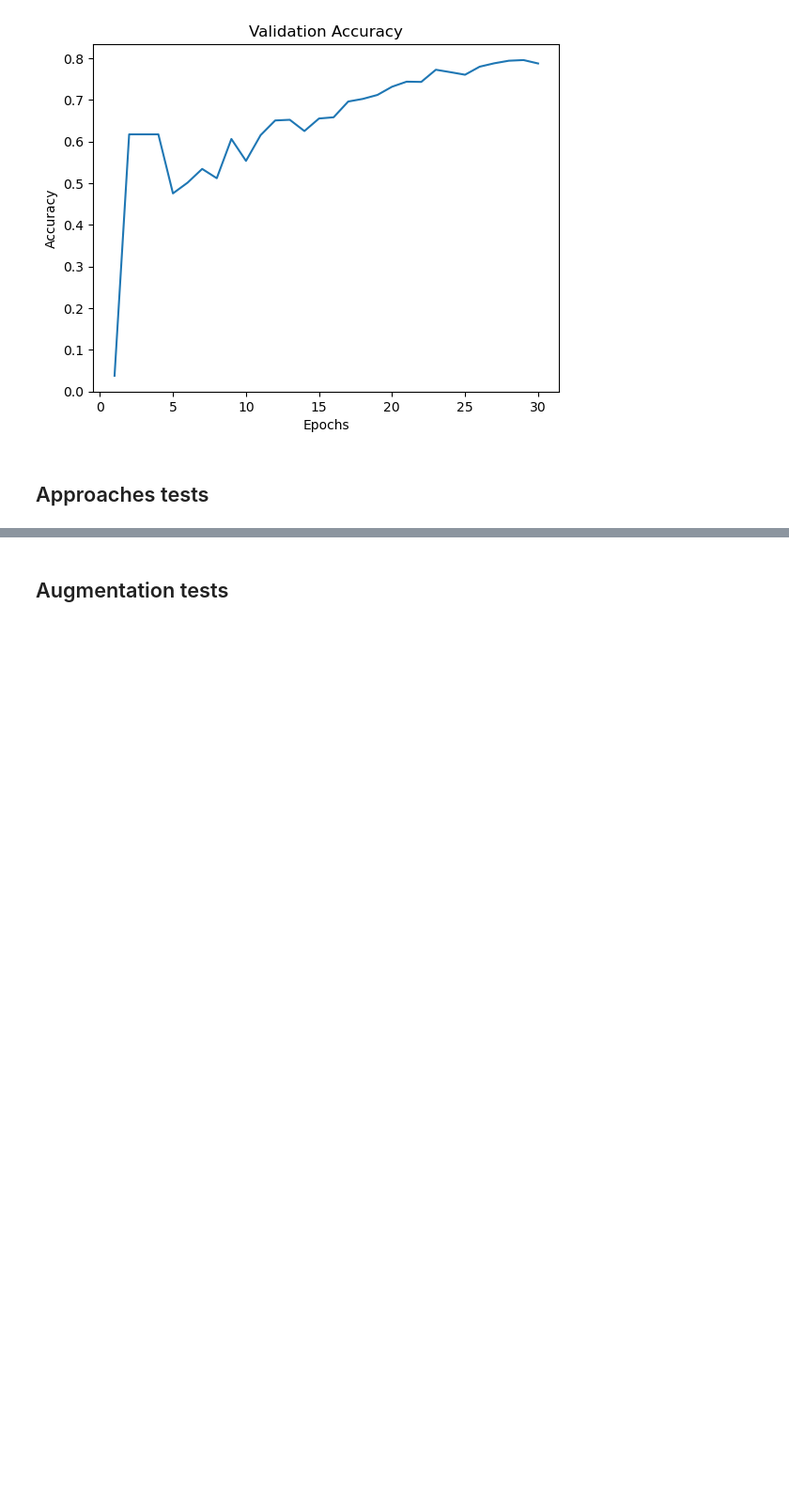
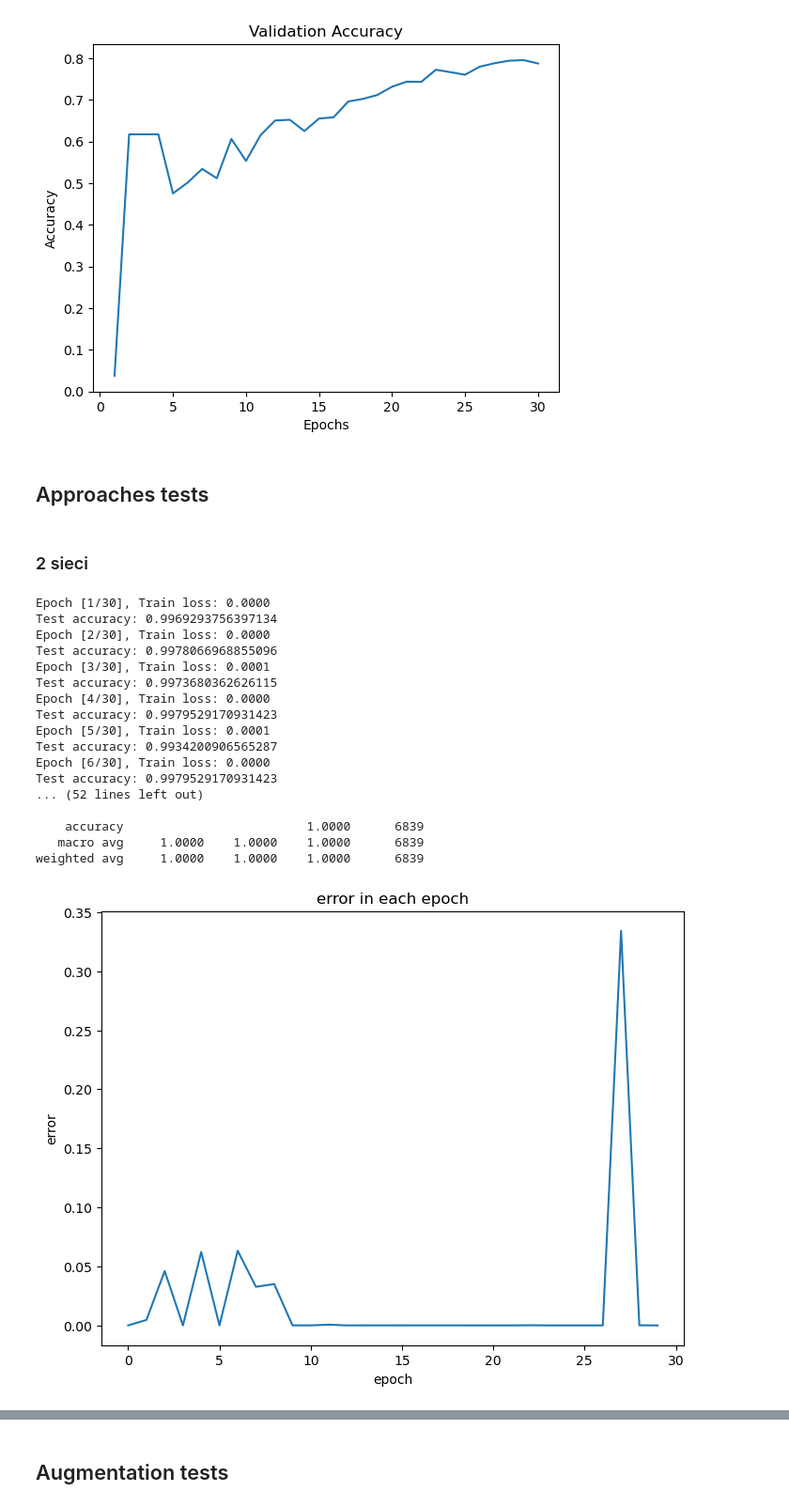
Before and after one commit to jakubrymuza/transformers, a Jupyter notebook: main.ipynb, the cells around one changed output, grey strips where cells are left out. Shown at 94% size. Drawn from its saved outputs; the diff is of its cells as text; code cells hidden in the pictures; blank space fills up the shorter version.

```diff
--- a/main.ipynb
+++ b/main.ipynb
@@ -281,3 +281,65 @@ weighted avg     0.7938    0.7874    0.7883      6839
 # - drugi typ spektrogramu (maybe)
 
 # (bez aug i na domyslnych params)
+# %% [markdown]
+### 2 sieci
+# %%
+model_silence = models.InceptionClassifierMod(INPUT_SHAPE, 2, num_filters, use_residual, use_bottleneck, depth, kernel_size, bottleneck_size)
+
+model_silence.to(DEVICE)
+if DEVICE == torch.device('cuda'):
+    model_silence = model_silence.cuda()
+
+criterion = nn.CrossEntropyLoss()
+optimizer = optim.Adam(model_silence.parameters(), lr = lr, weight_decay = weight_decay)
+scheduler = LinearLR(optimizer = optimizer, start_factor = 1.0, end_factor = 0.01, total_iters = num_epochs)
+# %%
+_, y_train_num = torch.max(y_train, 1)
+
+y_train_silence = torch.zeros(y_train.shape[0],2).long()
+
+y_train_silence[y_train_num == 21] = torch.tensor([[0, 1]])
+y_train_silence[y_train_num != 21] = torch.tensor([[1, 0]])
+
+y_val_silence = torch.tensor(y_val)
+
+y_val_silence[y_val==21] = 1
+y_val_silence[y_val!=21] = 0
+
+train_data_silence = TensorDataset(X_train.float().transpose(2, 1), y_train_silence.float())
+valid_data_silence = TensorDataset(X_val.float().transpose(2, 1), y_val_silence.float())
+
+
+classes_index_silence = convert_list_dict(['audio','silence'])
+# %%
+model_silence = perform_test(model = model_silence,
+                     train_data = train_data_silence,
+                     test_data = valid_data_silence,
+                     batch_size = batch_size,
+                     num_epochs = 15,
+                     criterion = criterion,
+                     optimizer = optimizer,
+                     scheduler = scheduler,
+                     device = DEVICE,
+                     all_classes=classes_index_silence,
+                     trans_mode = False,
+                     convert_unknown=False)
+# %% [output]
+Epoch [1/30], Train loss: 0.0000
+Test accuracy: 0.9969293756397134
+Epoch [2/30], Train loss: 0.0000
+Test accuracy: 0.9978066968855096
+Epoch [3/30], Train loss: 0.0001
+Test accuracy: 0.9973680362626115
+Epoch [4/30], Train loss: 0.0000
+Test accuracy: 0.9979529170931423
+Epoch [5/30], Train loss: 0.0001
+Test accuracy: 0.9934200906565287
+Epoch [6/30], Train loss: 0.0000
+Test accuracy: 0.9979529170931423
+... (52 lines left out)
+
+    accuracy                         1.0000      6839
+   macro avg     1.0000    1.0000    1.0000      6839
+weighted avg     1.0000    1.0000    1.0000      6839
+[figure, added]
```
Also changed, not shown: parts of 16 cells of this notebook, 1 other file.
